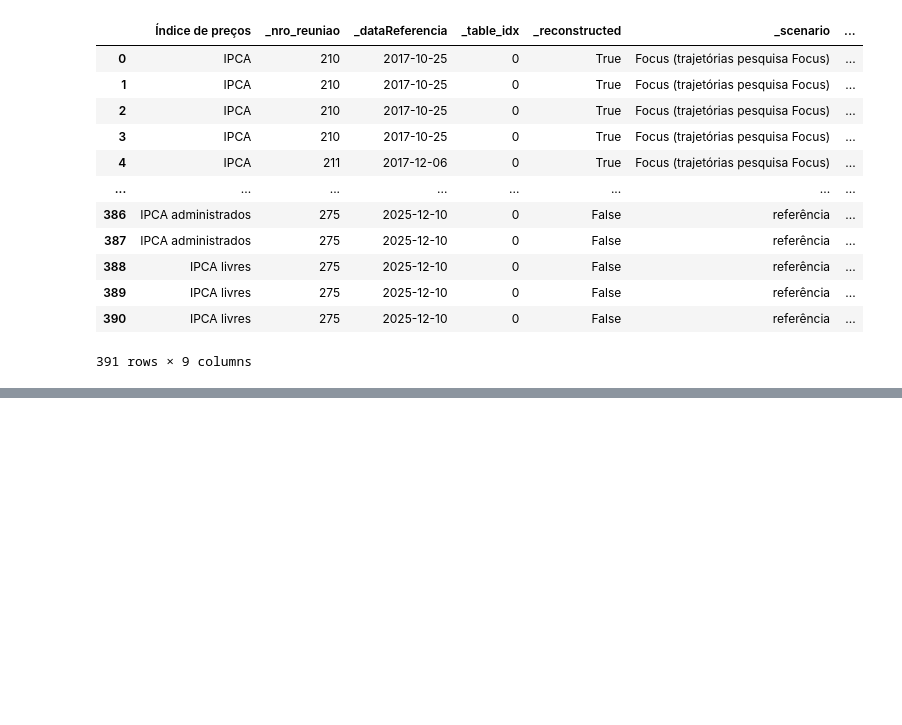
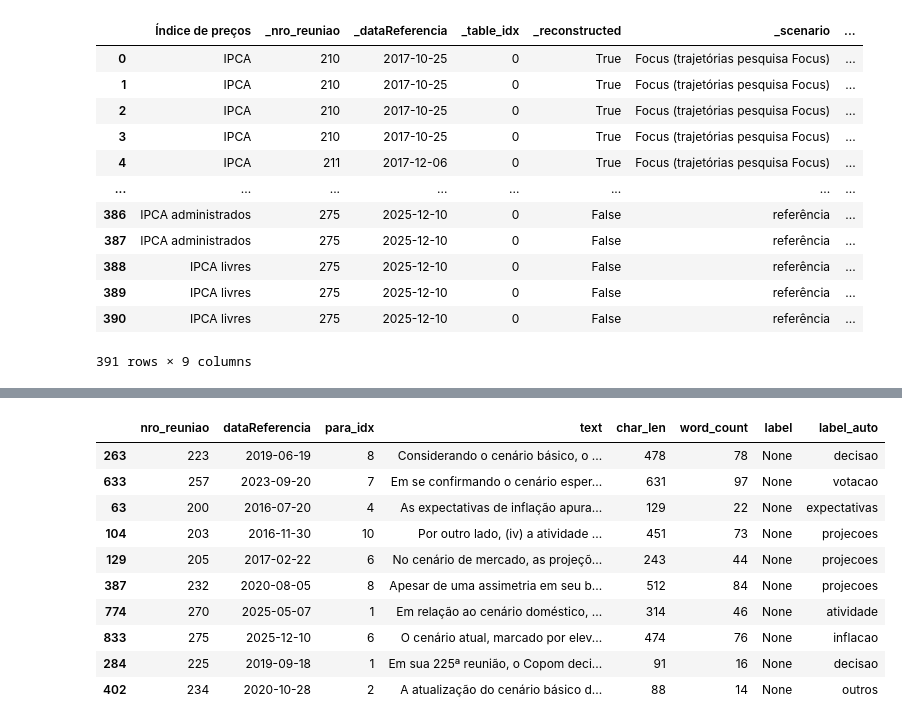
Before and after one commit to albertokgs/hello-nlp, a Jupyter notebook: notebooks/copom_parser_dec2025.ipynb, the cells around one changed output, grey strips where cells are left out. Drawn from its saved outputs; the diff is of its cells as text; code cells hidden in the pictures; blank space fills up the shorter version.

Commit message:
auto labeling paragraphs

```diff
--- a/notebooks/copom_parser_dec2025.ipynb
+++ b/notebooks/copom_parser_dec2025.ipynb
@@ -992,0 +1143,74 @@ Long-format dataset:
+# %%
+# Auto-label paragraphs using keyword heuristics (as a starting point for fine-tuning)
+
+def auto_label_paragraph(text: str) -> str:
+    """
+    Heuristic-based auto-labeling using keywords.
+    Returns suggested label (to be reviewed/corrected for training data).
+    """
+    text_lower = text.lower()
+
+    # Check patterns in priority order
+    if "votaram por essa decisão" in text_lower or "membros do comitê" in text_lower:
+        return "votacao"
+
+    if "tabela" in text_lower and ("projeções" in text_lower or "cenário" in text_lower):
+        return "tabela"
+
+    if "cenário de referência" in text_lower and ("trajetória" in text_lower or "taxa de câmbio" in text_lower):
+        return "premissas"
+
+    if "decidiu" in text_lower and ("taxa" in text_lower or "selic" in text_lower or "juros" in text_lower):
+        return "decisao"
+
+    if "próxima reunião" in text_lower or "próximos passos" in text_lower or "comunicará" in text_lower:
+        return "forward_guidance"
+
+    if "riscos de alta" in text_lower or "riscos para a inflação" in text_lower:
+        if "riscos de baixa" in text_lower:
+            return "riscos_alta"  # Usually discusses both, but alta first
+        return "riscos_alta"
+
+    if "riscos de baixa" in text_lower:
+        return "riscos_baixa"
+
+    if "projeção" in text_lower or "projeções" in text_lower:
+        if "copom" in text_lower or "situa-se" in text_lower:
+            return "projecoes"
+
+    if "expectativas de inflação" in text_lower or "pesquisa focus" in text_lower:
+        return "expectativas"
+
+    if "ambiente externo" in text_lower or "economia global" in text_lower or "estados unidos" in text_lower:
+        return "cenario_externo"
+
+    if "fiscal" in text_lower or "contas públicas" in text_lower:
+        return "fiscal"
+
+    if "atividade econômica" in text_lower or "mercado de trabalho" in text_lower or "pib" in text_lower:
+        return "atividade"
+
+    if "cenário doméstico" in text_lower or "economia brasileira" in text_lower:
+        return "cenario_domestico"
+
+    if "inflação" in text_lower or "ipca" in text_lower:
+        return "inflacao"
+
+    return "outros"
+
+
+# Apply auto-labeling
+df_paragraphs["label_auto"] = df_paragraphs["text"].apply(auto_label_paragraph)
+
+# Show distribution
+print("Auto-label distribution:")
+print(df_paragraphs["label_auto"].value_counts())
+
+# Save for manual review and fine-tuning
+output_path = os.path.join(DATA_DIR, "paragraphs_for_labeling.csv")
+df_paragraphs.to_csv(output_path, index=False)
+print(f"\n✓ Saved {len(df_paragraphs)} paragraphs to: {output_path}")
+print("  → Review 'label_auto' column and correct as needed for training data")
+
+df_paragraphs.sample(10)
+# %% [output]
@@ -992,0 +1237,11 @@ Long-format dataset:
+|  | nro_reuniao | dataReferencia | para_idx | text | char_len | word_count | label | label_auto |
+| 263 | 223 | 2019-06-19 | 8 | Considerando o cenário básico, o ... | 478 | 78 | None | decisao |
+| 633 | 257 | 2023-09-20 | 7 | Em se confirmando o cenário esper... | 631 | 97 | None | votacao |
+| 63 | 200 | 2016-07-20 | 4 | As expectativas de inflação apura... | 129 | 22 | None | expectativas |
+| 104 | 203 | 2016-11-30 | 10 | Por outro lado, (iv) a atividade ... | 451 | 73 | None | projecoes |
+| 129 | 205 | 2017-02-22 | 6 | No cenário de mercado, as projeçõ... | 243 | 44 | None | projecoes |
+| 387 | 232 | 2020-08-05 | 8 | Apesar de uma assimetria em seu b... | 512 | 84 | None | projecoes |
+| 774 | 270 | 2025-05-07 | 1 | Em relação ao cenário doméstico, ... | 314 | 46 | None | atividade |
+| 833 | 275 | 2025-12-10 | 6 | O cenário atual, marcado por elev... | 474 | 76 | None | inflacao |
+| 284 | 225 | 2019-09-18 | 1 | Em sua 225ª reunião, o Copom deci... | 91 | 16 | None | decisao |
+| 402 | 234 | 2020-10-28 | 2 | A atualização do cenário básico d... | 88 | 14 | None | outros |
```
Also changed, not shown: parts of 3 cells of this notebook, 1 other file.
